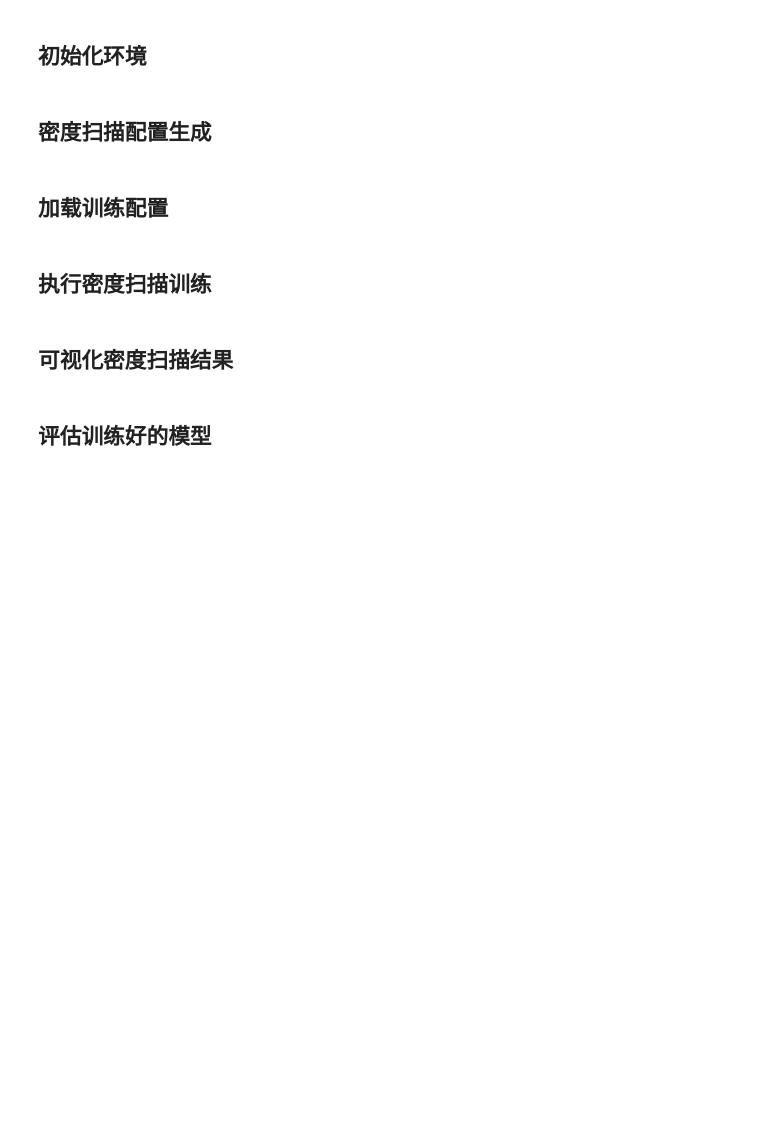
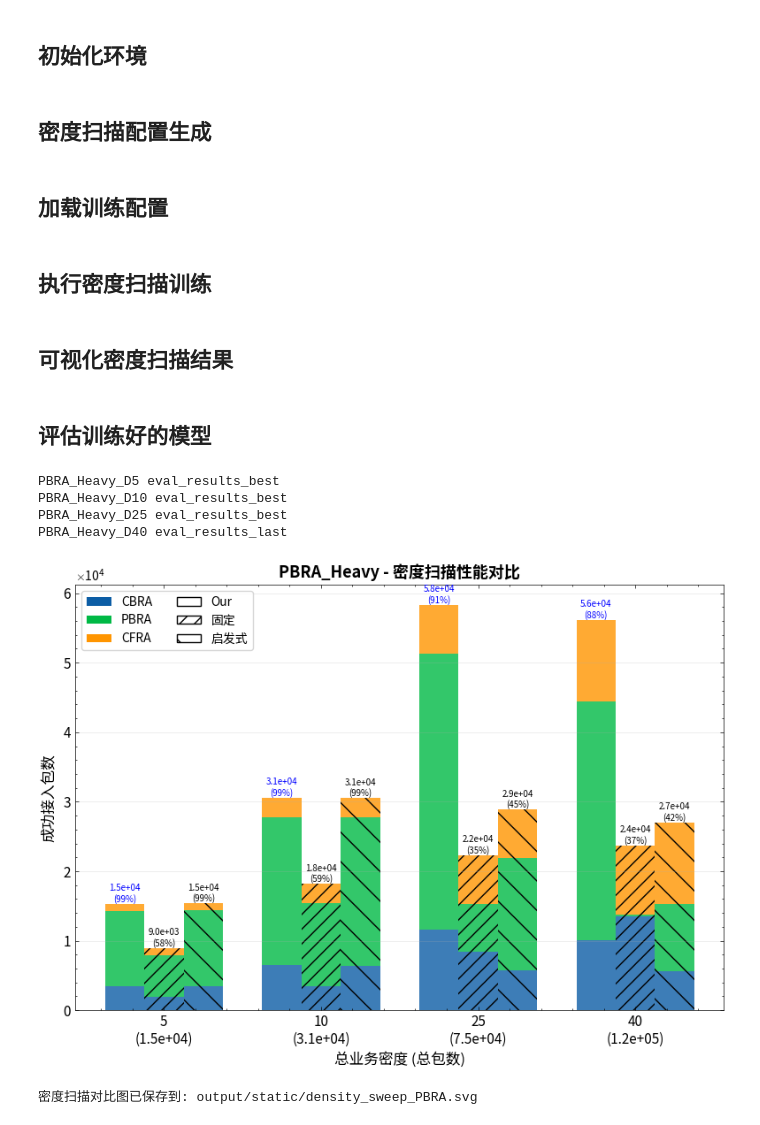
Before and after one commit to AnnLIU15/hppo-mac, a Jupyter notebook: static_density_sweep_PBRA.ipynb, the cells around one changed output. Saved outputs shown, nothing was run; the diff lists cells and outputs as text; code cells hidden in the pictures; blank space fills up the shorter version.

```diff
--- a/static_density_sweep_PBRA.ipynb
+++ b/static_density_sweep_PBRA.ipynb
@@ -256,14 +256,17 @@ def plot_density_sweep_results():
         ppo_pbra = []
         ppo_cfra = []
         ppo_theo = []
+        ppo_arrivals = []
         fixed_cbra = []
         fixed_pbra = []
         fixed_cfra = []
         fixed_theo = []
+        fixed_arrivals = []
         heuristic_cbra = []
         heuristic_pbra = []
         heuristic_cfra = []
         heuristic_theo = []
+        heuristic_arrivals = []
         total_arrivals_list = []
 
         for d in densities:
@@ -271,23 +274,46 @@ def plot_density_sweep_results():
             if label in all_scenarios_results:
                 result = all_scenarios_results[label]
 
-                # PPO最佳模型
-                ppo_cbra.append(result['eval_results_last']['eval_success_cbra'])
-                ppo_pbra.append(result['eval_results_last']['eval_success_pbra'])
-                ppo_cfra.append(result['eval_results_last']['eval_success_cfra'])
-                ppo_theo.append(result['eval_results_last'].get('eval_theoretical_optimal', 0))
+                # PPO最佳模型，在训练次数少的时候，best有时候不如last
+                ppo_choice = None
+                best_total_succ = (result['eval_results_best']['eval_success_cbra'] + result['eval_results_best']['eval_success_pbra'] + result['eval_results_best']['eval_success_cfra'])
+                last_total_succ = (result['eval_results_last']['eval_success_cbra'] + result['eval_results_last']['eval_success_pbra'] + result['eval_results_last']['eval_success_cfra'])
+                ppo_choice = 'eval_results_best' if best_total_succ >= last_total_succ else 'eval_results_last'
+                print(label, ppo_choice)
+
+                # PPO结果
+                ppo_cbra.append(result[ppo_choice]['eval_success_cbra'])
+                ppo_pbra.append(result[ppo_choice]['eval_success_pbra'])
+                ppo_cfra.append(result[ppo_choice]['eval_success_cfra'])
+                ppo_theo.append(result[ppo_choice].get('eval_theoretical_optimal', 0))
+                # PPO arrivals（用于密度较小场景的分母）
+                ppo_arrivals.append(
+                    result[ppo_choice].get('eval_arrivals_cbra', 0) +
+                    result[ppo_choice].get('eval_arrivals_pbra', 0) +
+                    result[ppo_choice].get('eval_arrivals_cfra', 0)
+                )
 
                 # 固定分配
                 fixed_cbra.append(result['baseline_results']['固定分配']['success_cbra'])
                 fixed_pbra.append(result['baseline_results']['固定分配']['success_pbra'])
                 fixed_cfra.append(result['baseline_results']['固定分配']['success_cfra'])
                 fixed_theo.append(result['baseline_results']['固定分配'].get('theoretical_optimal', 0))
+                fixed_arrivals.append(
+                    result['baseline_results']['固定分配'].get('arrivals_cbra', 0) +
+                    result['baseline_results']['固定分配'].get('arrivals_pbra', 0) +
+                    result['baseline_results']['固定分配'].get('arrivals_cfra', 0)
+                )
 
                 # 启发式算法
                 heuristic_cbra.append(result['baseline_results']['启发式算法']['success_cbra'])
                 heuristic_pbra.append(result['baseline_results']['启发式算法']['success_pbra'])
                 heuristic_cfra.append(result['baseline_results']['启发式算法']['success_cfra'])
                 heuristic_theo.append(result['baseline_results']['启发式算法'].get('theoretical_optimal', 0))
+                heuristic_arrivals.append(
+                    result['baseline_results']['启发式算法'].get('arrivals_cbra', 0) +
+                    result['baseline_results']['启发式算法'].get('arrivals_pbra', 0) +
+                    result['baseline_results']['启发式算法'].get('arrivals_cfra', 0)
+                )
 
                 # 获取总到达包数 (使用固定分配的到达数作为参考)
                 total_arr = (result['baseline_results']['固定分配']['arrivals_cbra'] +
@@ -299,28 +325,34 @@ def plot_density_sweep_results():
                 ppo_pbra.append(0)
                 ppo_cfra.append(0)
                 ppo_theo.append(0)
+                ppo_arrivals.append(0)
                 fixed_cbra.append(0)
                 fixed_pbra.append(0)
                 fixed_cfra.append(0)
                 fixed_theo.append(0)
+                fixed_arrivals.append(0)
                 heuristic_cbra.append(0)
                 heuristic_pbra.append(0)
                 heuristic_cfra.append(0)
                 heuristic_theo.append(0)
+                heuristic_arrivals.append(0)
                 total_arrivals_list.append(0)
 
         ppo_cbra = np.array(ppo_cbra)
         ppo_pbra = np.array(ppo_pbra)
         ppo_cfra = np.array(ppo_cfra)
         ppo_theo = np.array(ppo_theo)
+        ppo_arrivals = np.array(ppo_arrivals)
         fixed_cbra = np.array(fixed_cbra)
         fixed_pbra = np.array(fixed_pbra)
         fixed_cfra = np.array(fixed_cfra)
         fixed_theo = np.array(fixed_theo)
+        fixed_arrivals = np.array(fixed_arrivals)
         heuristic_cbra = np.array(heuristic_cbra)
         heuristic_pbra = np.array(heuristic_pbra)
         heuristic_cfra = np.array(heuristic_cfra)
         heuristic_theo = np.array(heuristic_theo)
+        heuristic_arrivals = np.array(heuristic_arrivals)
 
         ppo_total = ppo_cbra + ppo_pbra + ppo_cfra
         fixed_total = fixed_cbra + fixed_pbra + fixed_cfra
@@ -341,28 +373,28 @@ def plot_density_sweep_results():
         p2_cfra = ax.bar(x, fixed_cfra, width, bottom=fixed_cbra+fixed_pbra, alpha=0.8, color='C2', hatch='//')
 
         # 启发式算法 - 反斜线填充
-        p3_cbra = ax.bar(x + width, heuristic_cbra, width, alpha=0.8, color='C0', hatch='\\\\')
-        p3_pbra = ax.bar(x + width, heuristic_pbra, width, bottom=heuristic_cbra, alpha=0.8, color='C1', hatch='\\\\')
-        p3_cfra = ax.bar(x + width, heuristic_cfra, width, bottom=heuristic_cbra+heuristic_pbra, alpha=0.8, color='C2', hatch='\\\\')
-
-        # 添加理论最优值水平线 (使用平均值)
-        avg_theo = np.mean([t for t in ppo_theo if t > 0])
-        if avg_theo > 0:
-            ax.axhline(avg_theo, color='red', linestyle='--', linewidth=2,
-                      label=f'理论最优 (平均={int(avg_theo)})', zorder=10)
+        p3_cbra = ax.bar(x + width, heuristic_cbra, width, alpha=0.8, color='C0', hatch='\\')
+        p3_pbra = ax.bar(x + width, heuristic_pbra, width, bottom=heuristic_cbra, alpha=0.8, color='C1', hatch='\\')
+        p3_cfra = ax.bar(x + width, heuristic_cfra, width, bottom=heuristic_cbra+heuristic_pbra, alpha=0.8, color='C2', hatch='\\')
 
         # 标注总数和达最优率
         for i in range(len(densities)):
+            # 当密度较小时 (例如 <22)，分母使用对应方法的到达数据；否则使用理论最优(theoretical_optimal)
+            density_val = densities[i]
+
             if ppo_total[i] > 0:
-                theo_rate = (ppo_total[i] / ppo_theo[i] * 100) if ppo_theo[i] > 0 else 0
+                denom = ppo_arrivals[i] if density_val < 22 else ppo_theo[i]
+                theo_rate = (ppo_total[i] / denom * 100) if denom > 0 else 0
                 ax.text(i - width, ppo_total[i], f'{ppo_total[i]:.1e}\n({theo_rate:.0f}%)',
                        ha='center', va='bottom', fontsize=7, color='blue')
             if fixed_total[i] > 0:
-                theo_rate = (fixed_total[i] / fixed_theo[i] * 100) if fixed_theo[i] > 0 else 0
+                denom = fixed_arrivals[i] if density_val < 22 else fixed_theo[i]
+                theo_rate = (fixed_total[i] / denom * 100) if denom > 0 else 0
                 ax.text(i, fixed_total[i], f'{fixed_total[i]:.1e}\n({theo_rate:.0f}%)',
                        ha='center', va='bottom', fontsize=7)
             if heuristic_total[i] > 0:
-                theo_rate = (heuristic_total[i] / heuristic_theo[i] * 100) if heuristic_theo[i] > 0 else 0
+                denom = heuristic_arrivals[i] if density_val < 22 else heuristic_theo[i]
+                theo_rate = (heuristic_total[i] / denom * 100) if denom > 0 else 0
                 ax.text(i + width, heuristic_total[i], f'{heuristic_total[i]:.1e}\n({theo_rate:.0f}%)',
                        ha='center', va='bottom', fontsize=7)
 
@@ -371,31 +403,38 @@ def plot_density_sweep_results():
         ax.set_title(f'{mix_name} - 密度扫描性能对比', fontsize=13, fontweight='bold')
         ax.set_xticks(x)
         # 横轴标签添加总包数信息
         xticklabels = [f'{int(d)}\n({int(arr):.1e})' if arr > 0 else f'{int(d)}'
                       for d, arr in zip(densities, total_arrivals_list)]
         ax.set_xticklabels(xticklabels, fontsize=10)
 
         # 添加图例
         from matplotlib.patches import Patch
         legend_elements = [
             Patch(facecolor='C0', label='CBRA'),
             Patch(facecolor='C1', label='PBRA'),
             Patch(facecolor='C2', label='CFRA'),
             Patch(facecolor='white', edgecolor='black', label='Our'),
             Patch(facecolor='white', edgecolor='black', hatch='//', label='固定'),
-            Patch(facecolor='white', edgecolor='black', hatch='\\\\', label='启发式'),
+            Patch(facecolor='white', edgecolor='black', hatch='\\', label='启发式'),
         ]
         ax.legend(handles=legend_elements, fontsize=10, frameon=True, loc='upper left', ncol=2)
 
         ax.tick_params(labelsize=11)
         ax.ticklabel_format(style='scientific', axis='y', scilimits=(0,0))
         ax.grid(True, alpha=0.3, axis='y')
 
     plt.tight_layout()
     os.makedirs("output/static", exist_ok=True)
     plt.savefig("output/static/density_sweep_PBRA.svg", bbox_inches='tight', dpi=300)
     plt.show()
     print("密度扫描对比图已保存到: output/static/density_sweep_PBRA.svg")
 
 # 绘制结果
 plot_density_sweep_results()
+# %% [output]
+PBRA_Heavy_D5 eval_results_best
+PBRA_Heavy_D10 eval_results_best
+PBRA_Heavy_D25 eval_results_best
+PBRA_Heavy_D40 eval_results_last
+[figure, added]
+密度扫描对比图已保存到: output/static/density_sweep_PBRA.svg
```
Also changed, not shown: parts of 1 cell of this notebook, 8 other files.
